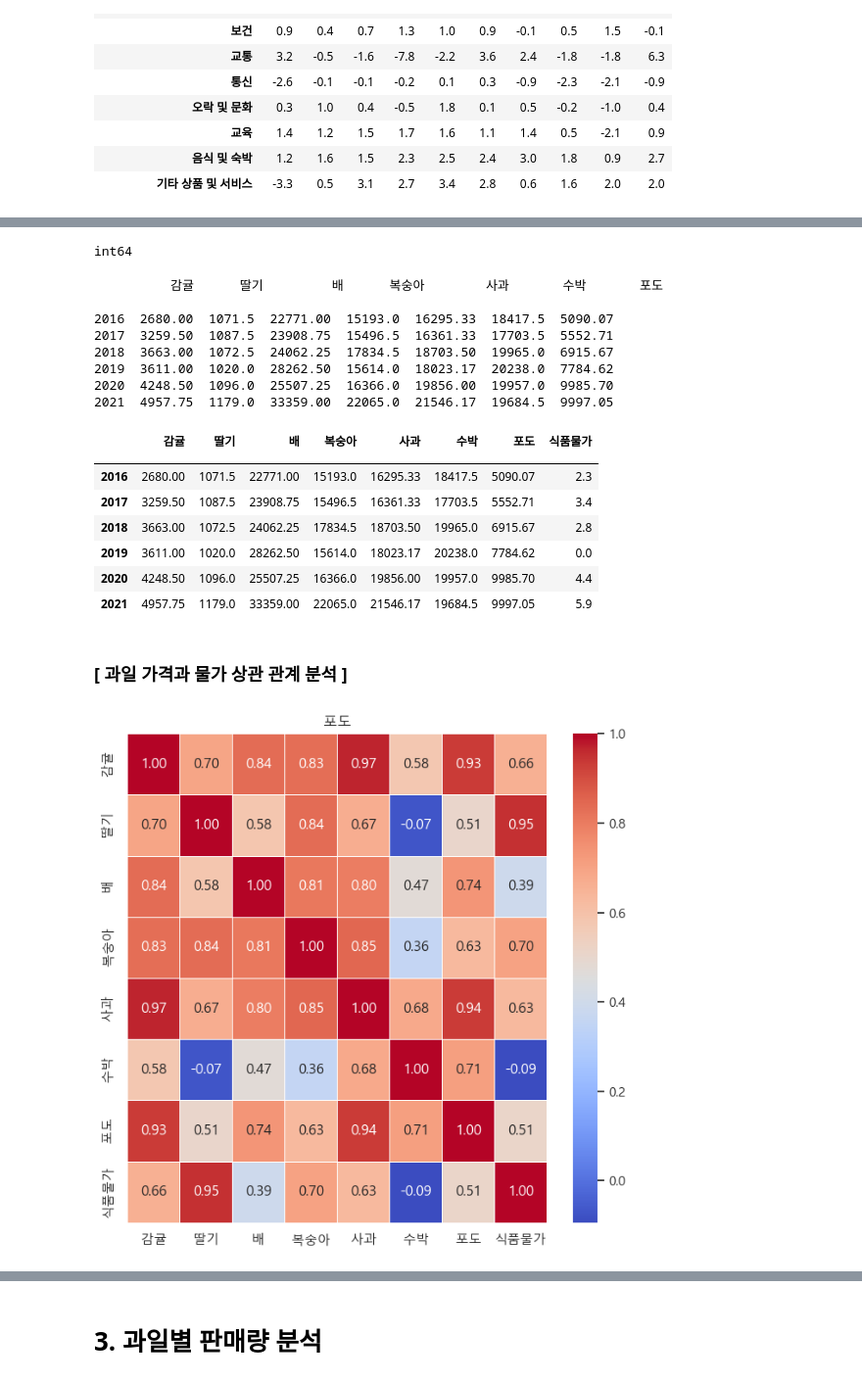
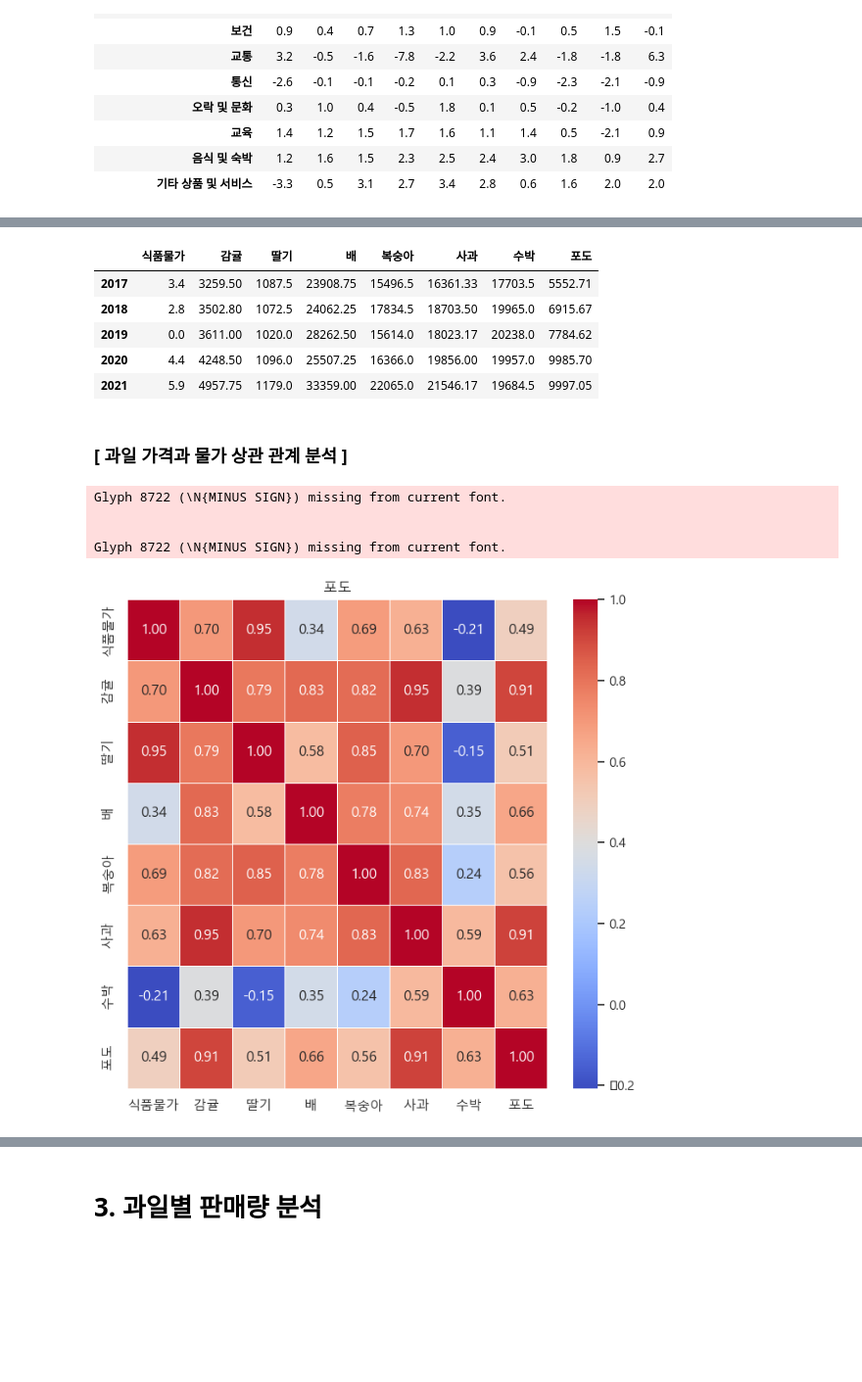
Before and after one commit to jdawoony/big-data-analytics, a Jupyter notebook: 데이터분석 (국내 과일 시장과 소비 분석).ipynb, the cells around one changed output, grey strips where cells are left out. Shown at 98% size. Saved outputs shown, nothing was run; the diff lists cells and outputs as text; code cells hidden in the pictures; blank space fills up the shorter version.

```diff
--- a/데이터분석 (국내 과일 시장과 소비 분석).ipynb
+++ b/데이터분석 (국내 과일 시장과 소비 분석).ipynb
@@ -732,0 +737,16 @@ plt.show()
+# %%
+# 과일별 그래프 그리기
+colors = [ '#f4aea3', '#e8638b', '#a73b8f', '#44a7cb', '#2a5599']  # 색상 리스트
+
+for i, fruit in enumerate(fruits):
+    fruit_df = result_months.xs(fruit, level='과일이름')
+    fruit_df_transposed = fruit_df.T
+    plt.figure(figsize=(10, 5))
+    for j, column in enumerate(fruit_df_transposed.columns):
+        plt.plot(fruit_df_transposed.index, fruit_df_transposed[column], marker='o', label=column, color=colors[j])
+
+    plt.title(fruit+'평균가격 변동')
+    plt.xlabel('년도')
+    plt.ylabel('가격')
+    plt.legend(title='년도', loc='upper right', bbox_to_anchor=(1.15, 1.02))
+    plt.show()
@@ -736,8 +764,8 @@ plt.show()
 # 과일별 연평균가 변동추이 그래프 그리기
 colors = ['#f7bba6', '#ed8495', '#e05286', '#a73b8f', '#aadacc', '#44a7cb', '#2a5599']  # 색상 리스트
 for i, fruit in enumerate(fruits):
-    fruit_df = result[colum_names[2]].xs(fruit, level='과일이름')
-    fruit_df.plot(kind='line', marker='o', markersize=4, figsize=(8, 7), label=fruit, color=colors[i])
+    fruit_df = result[colum_names[12]].xs(fruit, level='과일이름')
+    fruit_df.plot(kind='line', marker='o', figsize=(8, 8), label=fruit, color=colors[i])
 
 plt.title('과일 연평균가 변동')
 plt.xlabel('년도')
@@ -781,6 +809,6 @@ price
 | 기타 상품 및 서비스 | -3.3 | 0.5 | 3.1 | 2.7 | 3.4 | 2.8 | 0.6 | 1.6 | 2.0 | 2.0 |
 # %%
 # 필요한 데이터만 추출
-price_df = price.loc[['식료품/비주류음료'],'2016':]
+price_df = price.loc[['식료품/비주류음료'],'2017':]
 price_df
 # %% [output]
@@ -823,6 +830,0 @@ object
-# %%
-# 인덱스 데이터 타입 변경
-price_comp_df.index = price_comp_df.index.astype(int)
-print(price_comp_df.index.dtype)
-# %% [output]
-int64
@@ -829,47 +834,31 @@ int64
 # %%
-# 데이터 프레임 합치기
-new = pd.DataFrame()
+# 과일의 연평균가와 물가를 한 데이터프레임에 배치
+price_comp_df = price_df
+for fruit in fruits:
+    price_comp_df[fruit] = result.xs(fruit, level='과일이름')['연평균가']
 
-# 각 과일에 대한 평균가격 열 추가
-for fruit in fruits:
-    new[fruit] = result.xs(fruit, level='과일이름')['평균가격']
-
-new.index.name = ''
-
-# 결과 출력
-print(new)
-
-result_df = pd.merge(new, price_comp_df, left_index=True, right_index=True, how='outer')
-
-# 결과 출력
-result_df
+price_comp_df
 # %% [output]
-          감귤      딸기         배      복숭아        사과       수박       포도
-
-2016  2680.00  1071.5  22771.00  15193.0  16295.33  18417.5  5090.07
-2017  3259.50  1087.5  23908.75  15496.5  16361.33  17703.5  5552.71
-2018  3663.00  1072.5  24062.25  17834.5  18703.50  19965.0  6915.67
-2019  3611.00  1020.0  28262.50  15614.0  18023.17  20238.0  7784.62
-2020  4248.50  1096.0  25507.25  16366.0  19856.00  19957.0  9985.70
-2021  4957.75  1179.0  33359.00  22065.0  21546.17  19684.5  9997.05
-|  | 감귤 | 딸기 | 배 | 복숭아 | 사과 | 수박 | 포도 | 식품물가 |
-|  |  |  |  |  |  |  |  |  |
-| 2016 | 2680.00 | 1071.5 | 22771.00 | 15193.0 | 16295.33 | 18417.5 | 5090.07 | 2.3 |
-| 2017 | 3259.50 | 1087.5 | 23908.75 | 15496.5 | 16361.33 | 17703.5 | 5552.71 | 3.4 |
-| 2018 | 3663.00 | 1072.5 | 24062.25 | 17834.5 | 18703.50 | 19965.0 | 6915.67 | 2.8 |
-| 2019 | 3611.00 | 1020.0 | 28262.50 | 15614.0 | 18023.17 | 20238.0 | 7784.62 | 0.0 |
-| 2020 | 4248.50 | 1096.0 | 25507.25 | 16366.0 | 19856.00 | 19957.0 | 9985.70 | 4.4 |
-| 2021 | 4957.75 | 1179.0 | 33359.00 | 22065.0 | 21546.17 | 19684.5 | 9997.05 | 5.9 |
+|  | 식품물가 | 감귤 | 딸기 | 배 | 복숭아 | 사과 | 수박 | 포도 |
+| 2017 | 3.4 | 3259.50 | 1087.5 | 23908.75 | 15496.5 | 16361.33 | 17703.5 | 5552.71 |
+| 2018 | 2.8 | 3502.80 | 1072.5 | 24062.25 | 17834.5 | 18703.50 | 19965.0 | 6915.67 |
+| 2019 | 0.0 | 3611.00 | 1020.0 | 28262.50 | 15614.0 | 18023.17 | 20238.0 | 7784.62 |
+| 2020 | 4.4 | 4248.50 | 1096.0 | 25507.25 | 16366.0 | 19856.00 | 19957.0 | 9985.70 |
+| 2021 | 5.9 | 4957.75 | 1179.0 | 33359.00 | 22065.0 | 21546.17 | 19684.5 | 9997.05 |
 # %% [markdown]
 ### [ 과일 가격과 물가 상관 관계 분석 ]
 # %%
 # 그래프 그리기
-correlation_matrix = result_df.corr()
+correlation_matrix = price_comp_df.corr()
 
 # 히트맵
 plt.figure(figsize=(8, 7.5))
 sns.heatmap(correlation_matrix, annot=True, cmap='coolwarm', fmt='.2f', linewidths=0.5)
 plt.title(fruit)
 plt.show()
 # %% [output]
+Glyph 8722 (\N{MINUS SIGN}) missing from current font.
+
+
+Glyph 8722 (\N{MINUS SIGN}) missing from current font.
-[figure, old version]
+[figure, new version]
```
Also changed, not shown: parts of 123 cells of this notebook, 12 other files.
